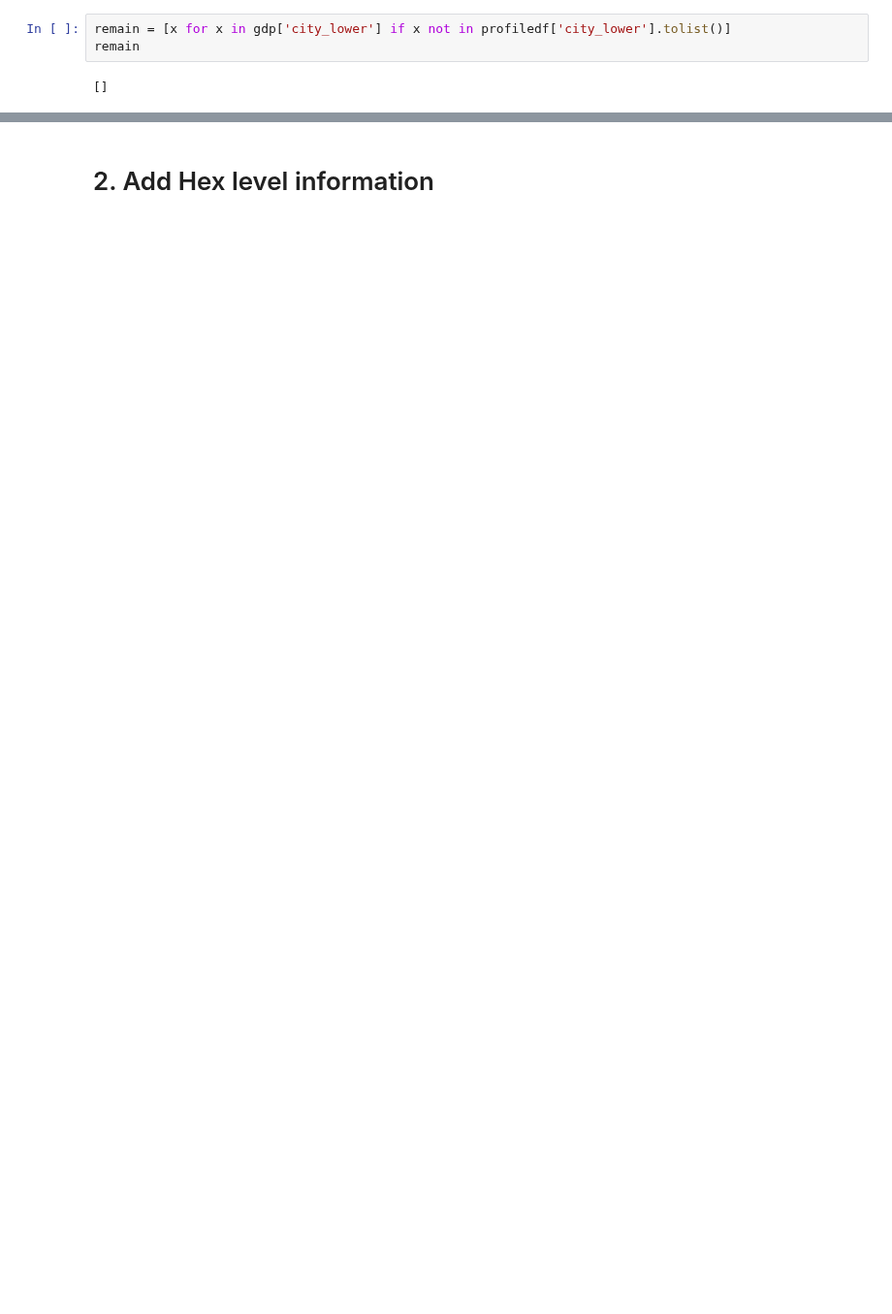
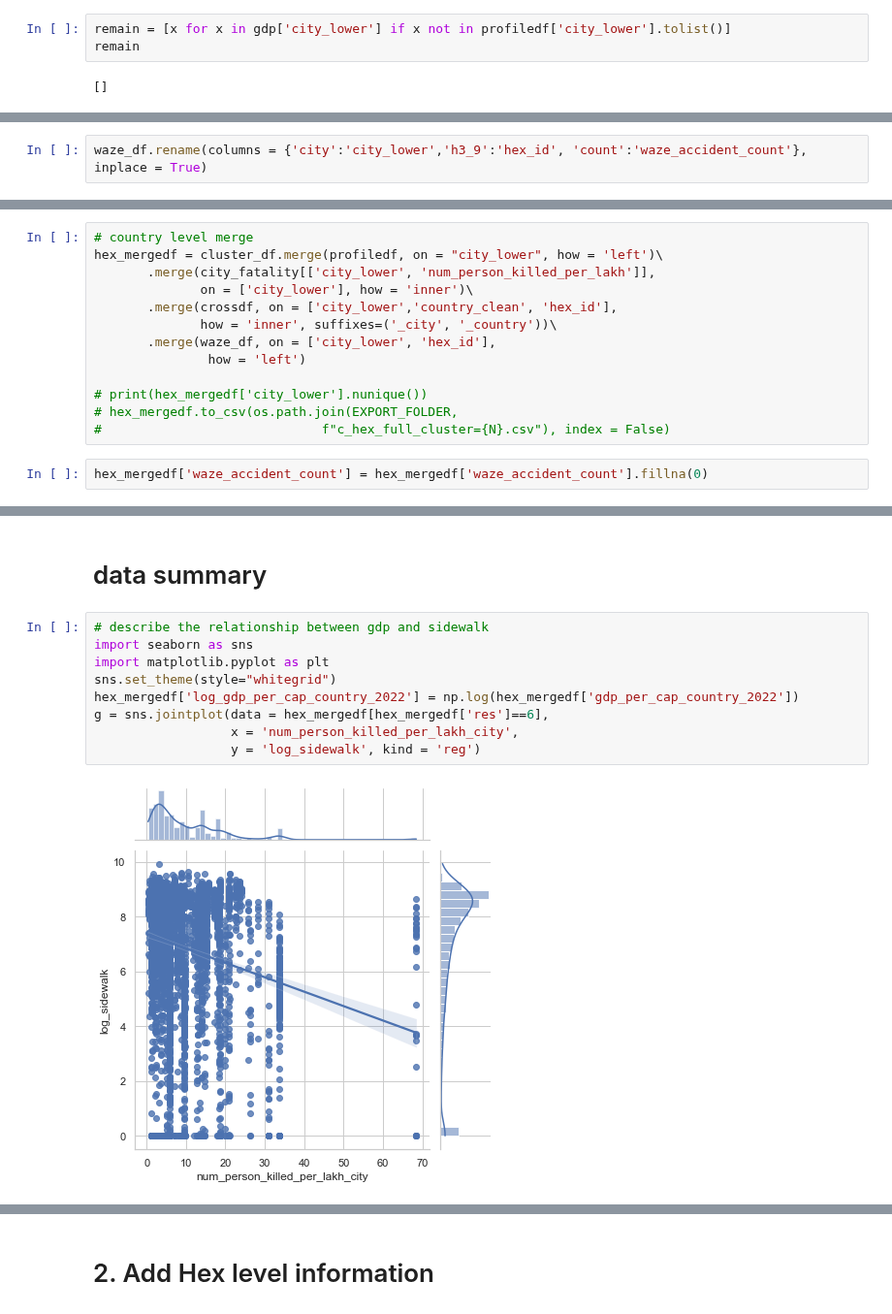
Before and after one commit to brookefzy/uvi-time-machine, a Jupyter notebook: _script/d-experiment/09_merge_all.ipynb, the cells around one changed output, grey strips where cells are left out. Shown at 97% size. Cells and saved outputs as stored; diff of their text form; blank space fills up the shorter version.

```diff
--- a/_script/d-experiment/09_merge_all.ipynb
+++ b/_script/d-experiment/09_merge_all.ipynb
@@ -68,0 +150,2 @@ Index(['city_lower', 'total_flux', 'mean_flux', 'flux_n_points', 'City',
+# %%
+waze_df.rename(columns = {'city':'city_lower','h3_9':'hex_id', 'count':'waze_accident_count'}, inplace = True)
@@ -68,0 +182,15 @@ Index(['city_lower', 'total_flux', 'mean_flux', 'flux_n_points', 'City',
+# %%
+# country level merge
+hex_mergedf = cluster_df.merge(profiledf, on = "city_lower", how = 'left')\
+       .merge(city_fatality[['city_lower', 'num_person_killed_per_lakh']],
+              on = ['city_lower'], how = 'inner')\
+       .merge(crossdf, on = ['city_lower','country_clean', 'hex_id'],
+              how = 'inner', suffixes=('_city', '_country'))\
+       .merge(waze_df, on = ['city_lower', 'hex_id'],
+               how = 'left')
+
+# print(hex_mergedf['city_lower'].nunique())
+# hex_mergedf.to_csv(os.path.join(EXPORT_FOLDER,
+#                             f"c_hex_full_cluster={N}.csv"), index = False)
+# %%
+hex_mergedf['waze_accident_count'] = hex_mergedf['waze_accident_count'].fillna(0)
@@ -68,0 +210,13 @@ Index(['city_lower', 'total_flux', 'mean_flux', 'flux_n_points', 'City',
+# %% [markdown]
+# data summary
+# %%
+# describe the relationship between gdp and sidewalk
+import seaborn as sns
+import matplotlib.pyplot as plt
+sns.set_theme(style="whitegrid")
+hex_mergedf['log_gdp_per_cap_country_2022'] = np.log(hex_mergedf['gdp_per_cap_country_2022'])
+g = sns.jointplot(data = hex_mergedf[hex_mergedf['res']==6],
+                  x = 'num_person_killed_per_lakh_city',
+                  y = 'log_sidewalk', kind = 'reg')
+# %% [output]
+[figure, added]
```
Also changed, not shown: parts of 22 cells of this notebook, 5 other files.
